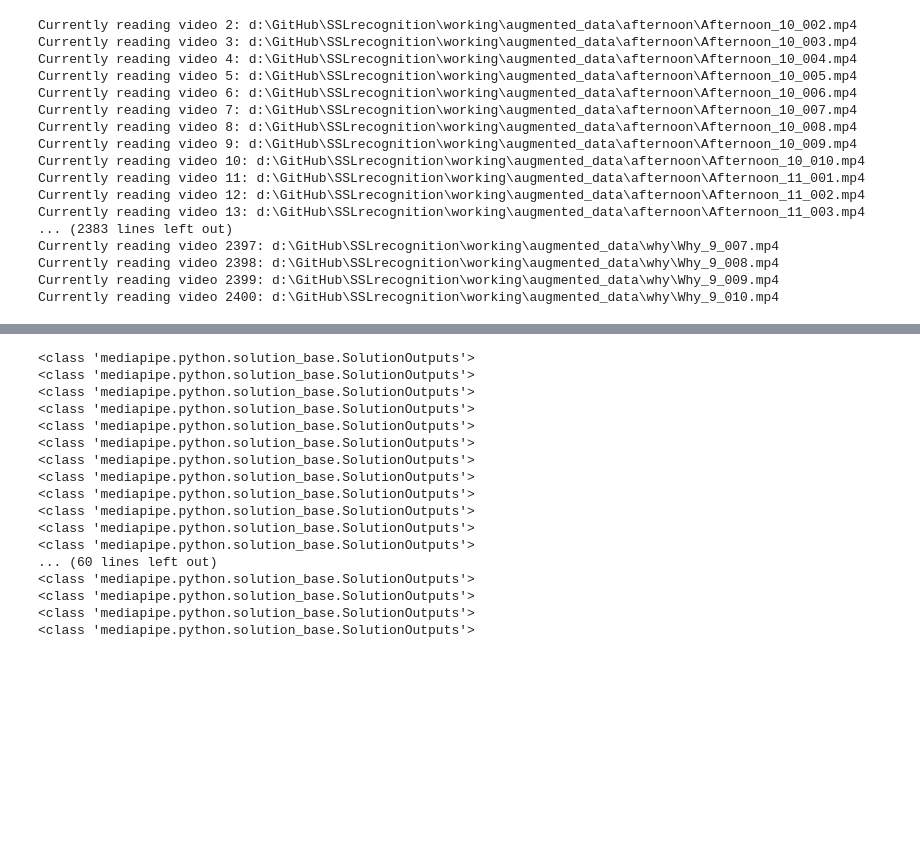
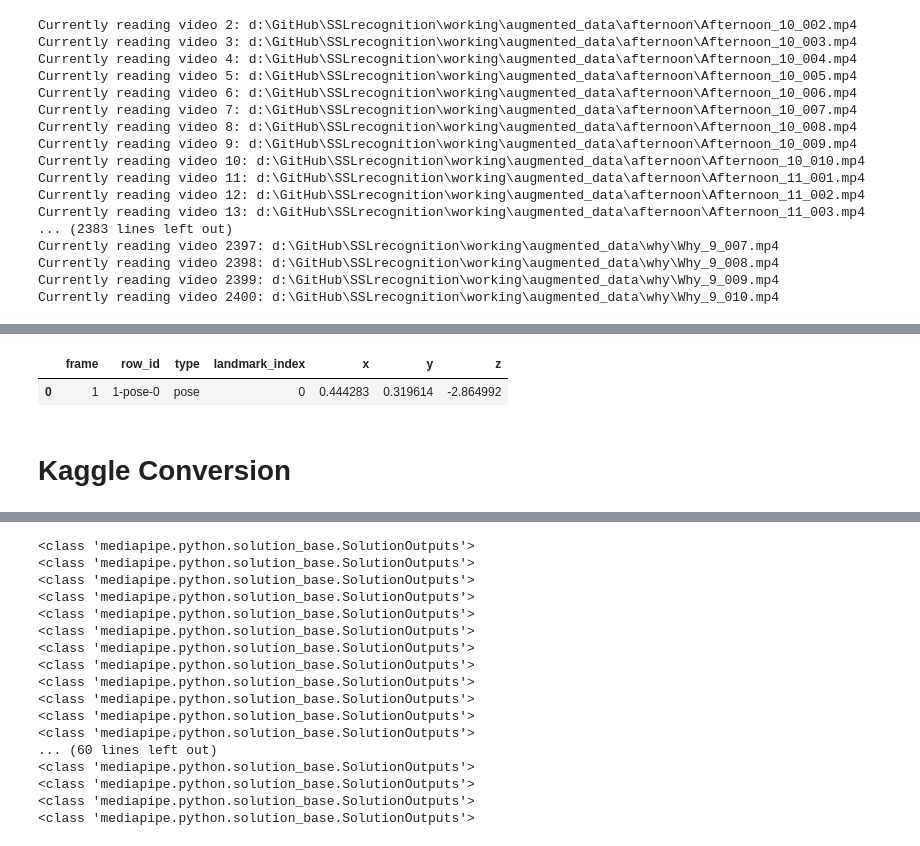
Before and after one commit to zihaow17/SSLrecognition, a Jupyter notebook: working/video_processing.ipynb, the cells around one changed output, grey strips where cells are left out. Cells and saved outputs as stored; diff of their text form; code cells hidden in the pictures; blank space fills up the shorter version.

```diff
--- a/working/video_processing.ipynb
+++ b/working/video_processing.ipynb
@@ -79,0 +109,47 @@ Currently reading video 2400: d:\GitHub\SSLrecognition\working\augmented_data\wh
+# %%
+import os
+import pandas as pd
+import numpy as np
+
+directory_path = "./labels_final"
+# actions = np.array(["all"])
+
+# for action in folder
+for action in os.listdir(directory_path):
+    action_path = os.path.join(directory_path, action)
+    if os.path.isdir(action_path):
+        # for video folder
+        for video in os.listdir(action_path):
+            video_path = os.path.join(action_path, video)
+            # create empty data frame
+            df = pd.DataFrame(columns=['frame', 'row_id', 'type', 'landmark_index', 'x', 'y', 'z'])
+            frame_counter = 1
+            # for video
+            for frame in os.listdir(video_path):
+                frame_path = os.path.join(video_path, frame)
+                npy_data = np.load(frame_path)
+                # scan through npy file and add data to df in batches of 3
+                for j in range(0, 99, 3):
+                    # frame = i
+                    # read npy
+                    new_row = {'frame': frame_counter, 'row_id': f"{frame_counter}-pose-{j}", 'type': 'pose', 'landmark_index': j, 'x': npy_data[j], 'y': npy_data[j+1], 'z': npy_data[j+2]}
+                    pd.concat([df, pd.DataFrame(new_row, index = [0])], ignore_index = True)
+                for j in range(99, 162, 3):
+                    new_row = {'frame': frame_counter, 'row_id': f"{frame_counter}-left_hand-{j}", 'type': 'left_hand', 'landmark_index': j, 'x': npy_data[j], 'y': npy_data[j+1], 'z': npy_data[j+2]}
+                    pd.concat([df, pd.DataFrame(new_row, index = [0])], ignore_index = True)
+                for j in range(162, 225, 3):
+                    new_row = {'frame': frame_counter, 'row_id': f"{frame_counter}-right_hand-{j}", 'type': 'right_hand', 'landmark_index': j, 'x': npy_data[j], 'y': npy_data[j+1], 'z': npy_data[j+2]}
+                    pd.concat([df, pd.DataFrame(new_row, index = [0])], ignore_index = True)
+            # check if is dir, if not, make dir
+            if not os.path.exists(f"./labels_parquet/{action}"):
+                # If it doesn't exist, create it
+                os.makedirs(f"./labels_parquet/{action}")
+
+            df.to_parquet(f"./labels_parquet/{action}/{video}.parquet")
+# %%
+df
+# %% [output]
+|  | frame | row_id | type | landmark_index | x | y | z |
+| 0 | 1 | 1-pose-0 | pose | 0 | 0.444283 | 0.319614 | -2.864992 |
+# %% [markdown]
+# Kaggle Conversion
```
Also changed, not shown: parts of 5 cells of this notebook, 2 other files.
